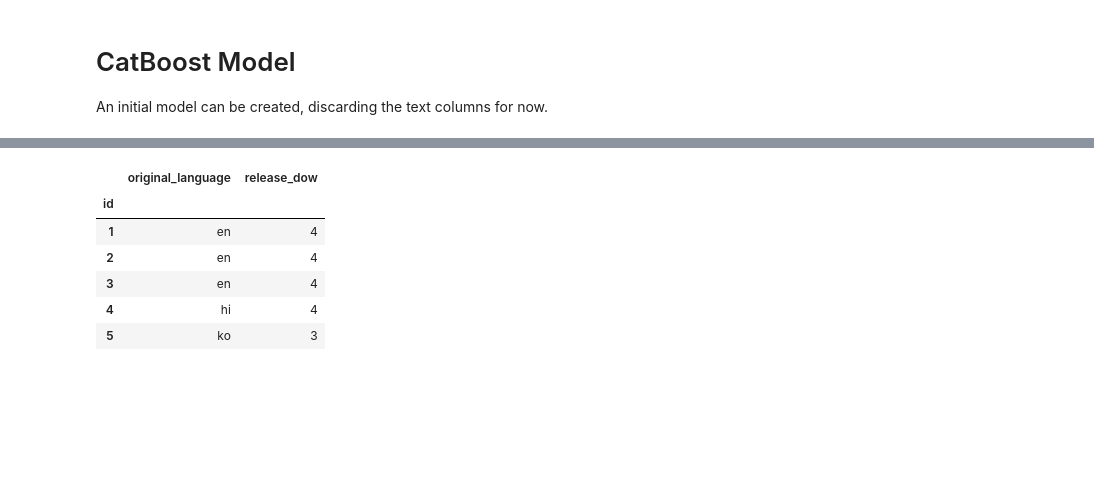
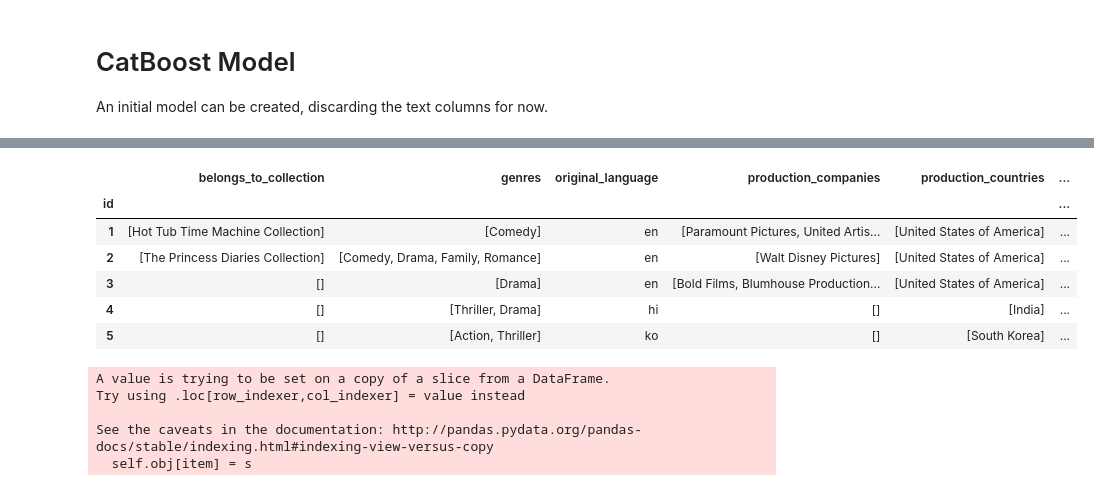
Before and after one commit to AidanCooper/data-science-competitions, a Jupyter notebook: BoxOfficePrediction/BoxOfficePrediction-CatBoost_with_CatBoostEncoding-MostPopularLabelOnly.ipynb, the cells around one changed output, grey strips where cells are left out. Saved outputs shown, nothing was run; the diff lists cells and outputs as text; code cells hidden in the pictures; blank space fills up the shorter version.

Commit message:
E2E Notebooks for Target and CatBoost Encodings

```diff
--- a/BoxOfficePrediction/BoxOfficePrediction-CatBoost-MultiLabelTargetEncoding.ipynb
+++ b/BoxOfficePrediction/BoxOfficePrediction-CatBoost_with_CatBoostEncoding-MostPopularLabelOnly.ipynb
@@ -196,8 +196,8 @@ def get_multilabel_targetencodings(df_train, df_test, col):
 
     return df_train, df_test
 # %%
-for col in dict_cols:
-    df_train, df_test = get_multilabel_targetencodings(df_train, df_test, col)
+#for col in dict_cols:
+#    df_train, df_test = get_multilabel_targetencodings(df_train, df_test, col)
 # %%
 df_train.head()
 # %% [output]
@@ -235,10 +224,0 @@ X_train.head()
-# %%
-X_train.iloc[:5, [3, 15]]
-# %% [output]
-|  | original_language | release_dow |
-| id |  |  |
-| 1 | en | 4 |
-| 2 | en | 4 |
-| 3 | en | 4 |
-| 4 | hi | 4 |
-| 5 | ko | 3 |
@@ -247,3 +225,30 @@ categorical_features_indices = [3, 15]
+# %%
+# Categorical variables
+X_train.iloc[:5, [0, 2, 3, 5, 6, 8, 9, 10, 11, 14, 15]]
+# %% [output]
+|  | belongs_to_collection | genres | original_language | production_companies | production_countries | ... |
+| id |  |  |  |  |  | ... |
+| 1 | [Hot Tub Time Machine Collection] | [Comedy] | en | [Paramount Pictures, United Artis... | [United States of America] | ... |
+| 2 | [The Princess Diaries Collection] | [Comedy, Drama, Family, Romance] | en | [Walt Disney Pictures] | [United States of America] | ... |
+| 3 | [] | [Drama] | en | [Bold Films, Blumhouse Production... | [United States of America] | ... |
+| 4 | [] | [Thriller, Drama] | hi | [] | [India] | ... |
+| 5 | [] | [Action, Thriller] | ko | [] | [South Korea] | ... |
+# %%
+from sklearn.preprocessing import LabelEncoder
+
+categorical_features_indices = [0, 2, 3, 5, 6, 8, 9, 10, 11, 14, 15]
+for col in categorical_features_indices:
+    le = LabelEncoder()
+    X_train.iloc[:, col] = le.fit_transform(X_train.iloc[:, col].astype(str))
+    X_test.iloc[:, col] = X_test.iloc[:, col].map(lambda s: 'Unknown' if s not in le.classes_ else s)
+    le.classes_ = np.append(le.classes_, 'Unknown')
+    X_test.iloc[:, col] = le.transform(X_test.iloc[:, col].astype(str))
+# %% [output]
+A value is trying to be set on a copy of a slice from a DataFrame.
+Try using .loc[row_indexer,col_indexer] = value instead
+
+See the caveats in the documentation: http://pandas.pydata.org/pandas-docs/stable/indexing.html#indexing-view-versus-copy
+  self.obj[item] = s
 # %%
 model = CatBoostRegressor(
     random_seed=42,
```
Also changed, not shown: parts of 5 cells of this notebook, 14 other files.
